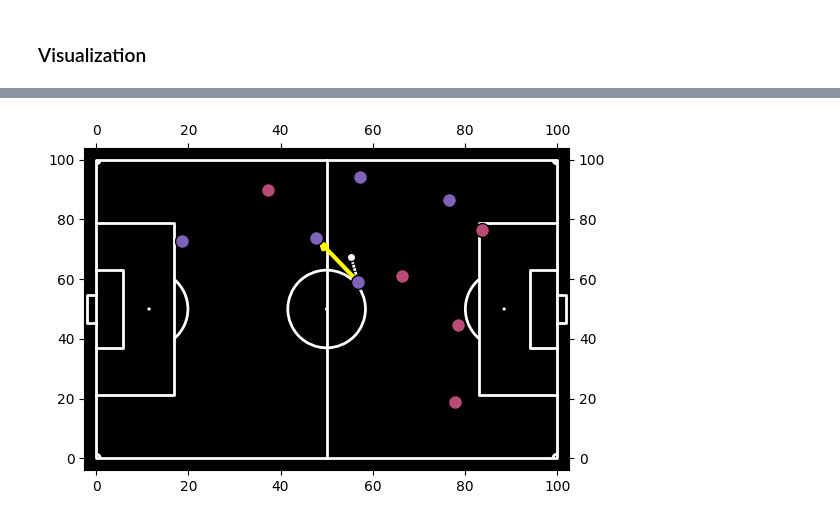
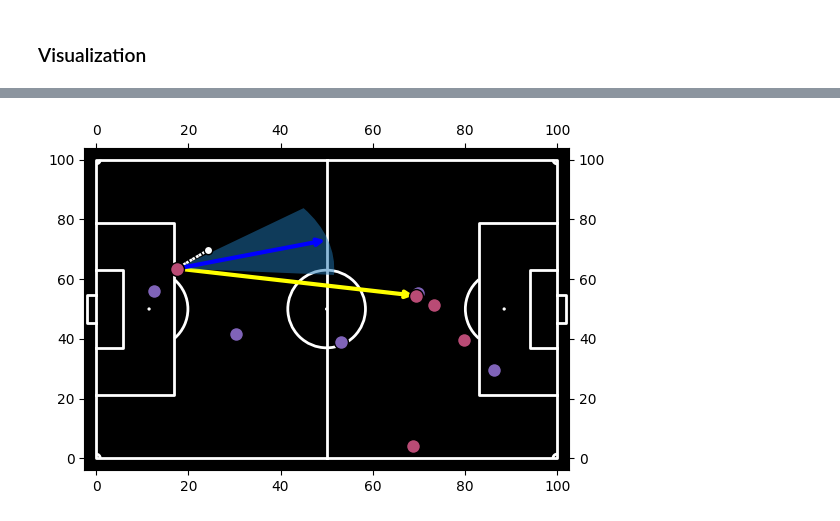
Before and after one commit to DavideMichelon10/mplsoccer-example, a Jupyter notebook: mplsoccer.ipynb, the cells around one changed output, grey strips where cells are left out. Cells and saved outputs as stored; diff of their text form; code cells hidden in the pictures.

Commit message:
Add velocity metrics

```diff
--- a/mplsoccer.ipynb
+++ b/mplsoccer.ipynb
@@ -292,9 +289,9 @@ df_passages = pd.DataFrame(passages)
 # %%
 def update_position(coordinate):
   coordinate = coordinate.values
-  new_coordinate = coordinate + random.uniform(0, MAX_SHIFT)
+  new_coordinate = coordinate + random.uniform(-MAX_SHIFT, MAX_SHIFT)
 
-  if new_coordinate > 101:
+  if new_coordinate > 101 or new_coordinate < 0:
       new_coordinate = np.random.uniform(low=1, high=100, size=(1,))
 
   return new_coordinate
@@ -440,7 +464,7 @@ df_ball.head()
 def penality_direction(i, is_home, team_sender_x, x_sender):
   """
   home is from left to right
-  awat is from right to left
+  away is from right to left
   for semplicity not considered case of sender_x = team_sender_x[i]. Already penalized in previous methods
   """
   directions = np.empty(len(team_sender_x))
@@ -448,7 +472,7 @@ def penality_direction(i, is_home, team_sender_x, x_sender):
   for j in range(len(team_sender_x)):
     if is_home:
       if team_sender_x[j] > x_sender:
-        directions[j] = - 0.3*abs(team_sender_x[j] - x_sender)
+        directions[j] = -0.3*abs(team_sender_x[j] - x_sender)
       else:
         directions[j] = 0.1*abs(team_sender_x[j] - x_sender)
     else:
@@ -468,6 +492,10 @@ def most_likely_receiver(i, is_home, method):
   method = 3: distance + penalityC + penalityD
     penalityD = K, if two players in the radius
   method = 4 (FPP): advantage to forward pass
+  method = 5: consider the angle between:
+    - sender's velocity
+    - sender --> receiver
+    If low, the receiver is in the trajectory of sender
   """
 
   sender_x = df_passages.at[i, 'sender_x']
@@ -522,8 +550,6 @@ def most_likely_receiver(i, is_home, method):
     score_ = score + penalities + directions
     lowest_score_index = np.argmin(score_)
     closest_teammate = team_sender_x[lowest_score_index], team_sender_y[lowest_score_index]
-
-
   else:
         # Handle invalid method value
         raise ValueError("Invalid method value. Expected values: 1, 2, 3, 4")
@@ -557,7 +620,11 @@ def compute_closest_player_to_ball(i, df_home, df_ball, df_away):
         closest_player = df_away.loc[i,  ['1_x', '1_y', '2_x', '2_y', '3_x', '3_y', '4_x', '4_y', '5_x', '5_y']].values.reshape(-1, 2)[player_possess]
         df_passages.at[i, 'sender_x'], df_passages.at[i, 'sender_y'] = closest_player
 
-    receiver = most_likely_receiver(i, df_ball.at[i, 'home_possess_ball'], method)
+    # Otherwise error because angle of first line is zero
+    if i == 0:
+      receiver = most_likely_receiver(i, df_ball.at[i, 'home_possess_ball'], method)
+    else:
+      receiver = most_likely_receiver_velocity(i, df_ball.at[i, 'home_possess_ball'], player_possess)
     df_passages.at[i, 'receiver_x'], df_passages.at[i, 'receiver_y'] = receiver[0], receiver[1]
 
 for i in range(len(df_ball.index)):
@@ -566,7 +633,6 @@ for i in range(len(df_ball.index)):
 ### Visualization
 # %%
 import matplotlib.patches as patches
-
 
 pitch = Pitch(pitch_type="opta", axis=True, label=True, pitch_color='black', corner_arcs=True,
               line_color='white', goal_type='box', tick=True)
@@ -579,12 +645,26 @@ ball, = ax.plot([], [], ms=6, markerfacecolor='w', zorder=3, **marker_kwargs)
 home, = ax.plot([], [], ms=10, markerfacecolor='#7f63b8', **marker_kwargs)  # purple
 away, = ax.plot([], [], ms=10, markerfacecolor='#b94b75', **marker_kwargs)  # red/maroon
 
+
 arrow_possessor = None
 arrow_pass = None
-
+wedge_trajectory = None
+arrow_trajectory = None
 def animate(i):
     global arrow_possessor
     global arrow_pass
+    global wedge_trajectory
+    global arrow_trajectory
+
+    if arrow_possessor is not None:
+      arrow_possessor.remove()
+    if arrow_pass is not None:
+      arrow_pass.remove()
+    if wedge_trajectory is not None:
+      wedge_trajectory.remove()
+    if arrow_trajectory is not None:
+      arrow_trajectory.remove()
+
     """Function to animate the data. Each frame it sets the data for the players and the ball."""
     ball.set_data([df_ball.iloc[i, 0]], [df_ball.iloc[i, 1]])
 
@@ -595,34 +675,45 @@ def animate(i):
     away.set_data(df_away.loc[i, ['1_x', '2_x', '3_x', '4_x', '5_x']].values,
                   df_away.loc[i, ['1_y', '2_y', '3_y', '4_y', '5_y']].values)
 
+
     home_possess_ball = df_ball.at[i, 'home_possess_ball']
     player_possess = int(df_ball.at[i, 'player_possess'])
+    sender_x, sender_y = df_passages.iloc[i, 0], df_passages.iloc[i, 1]
+    receiver_x, receiver_y =  df_passages.iloc[i, 2], df_passages.iloc[i, 3]
+    ball_x, ball_y = df_ball.iloc[i, 0], df_ball.iloc[i, 1]
+
+
+    arrow_possessor = patches.FancyArrow(ball_x, ball_y, sender_x - ball_x,
+                               sender_y - ball_y, color='white', linestyle='dotted',
+                               linewidth=2, head_length=0, head_width=0)
+    ax.add_patch(arrow_possessor)
+
+
+    arrow_pass = patches.FancyArrowPatch((sender_x, sender_y), (receiver_x, receiver_y),
+                                    color='yellow', linewidth=3, arrowstyle='->', mutation_scale=10)
+    ax.add_patch(arrow_pass)
+
+    #arrow of trajectory
+
 
     if home_possess_ball:
-        closest_player = df_home.loc[i, ['1_x', '1_y', '2_x', '2_y', '3_x', '3_y', '4_x', '4_y', '5_x', '5_y']].values.reshape(-1, 2)[player_possess]
-        color = '#7f63b8'  # purple
+      sender_trajectory = df_home_velocity.loc[i].values.reshape(-1, 3)[player_possess]
+      velocity_magnitude = np.sqrt(sender_trajectory[0]**2 + sender_trajectory[1]**2)
+      angle = sender_trajectory[2]
     else:
-        closest_player = df_away.loc[i, ['1_x', '1_y', '2_x', '2_y', '3_x', '3_y', '4_x', '4_y', '5_x', '5_y']].values.reshape(-1, 2)[player_possess]
-        color = '#b94b75'  # red/maroon
+      sender_trajectory = df_away_velocity.loc[i].values.reshape(-1, 3)[player_possess]
+      velocity_magnitude = np.sqrt(sender_trajectory[0]**2 + sender_trajectory[1]**2)
+      angle = sender_trajectory[2]
 
-    if arrow_possessor is not None:
-        arrow_possessor.remove()  # Remove the previous arrow if it exists
+    arrow_end_x = sender_x + 10 * velocity_magnitude * np.cos(np.radians(angle))
+    arrow_end_y = sender_y + 10 * velocity_magnitude * np.sin(np.radians(angle))
 
-    arrow_possessor = patches.FancyArrow(df_ball.iloc[i, 0], df_ball.iloc[i, 1], closest_player[0] - df_ball.iloc[i, 0],
-                               closest_player[1] - df_ball.iloc[i, 1], color='white', linestyle='dotted',
-                               linewidth=2, head_length=0, head_width=0)
+    if not math.isnan(angle):
+      wedge_trajectory = patches.Wedge((sender_x, sender_y), abs(velocity_magnitude)*10, angle - 20, angle + 20, width=None, alpha=0.5)
+      ax.add_patch(wedge_trajectory)
 
-    ax.add_patch(arrow_possessor)
-
-    if arrow_pass is not None:
-        arrow_pass.remove()  # Remove the previous arrow if it exists
-    sender_x, sender_y = df_passages.iloc[i, 0], df_passages.iloc[i, 1]
-    receiver_x, receiver_y =  df_passages.iloc[i, 2], df_passages.iloc[i, 3]
-    arrow_pass = patches.FancyArrowPatch((sender_x, sender_y), (receiver_x, receiver_y),
-                                    color='yellow', linewidth=3, arrowstyle='->', mutation_scale=10)
-
-    ax.add_patch(arrow_pass)
-
+    arrow_trajectory = patches.FancyArrowPatch((sender_x, sender_y), (arrow_end_x, arrow_end_y),color='blue', linewidth=3, arrowstyle='->', mutation_scale=10)
+    ax.add_patch(arrow_trajectory)
     return ball, home
 
 # Call the animator with 25 frames per second
@@ -636,2 +725,2 @@ MovieWriter._run: running command: ffmpeg -f rawvideo -vcodec rawvideo -s 900x40
 [interactive output not drawn]
-[figure, old version]
+[figure, new version]
```
Also changed, not shown: parts of 8 cells of this notebook.
